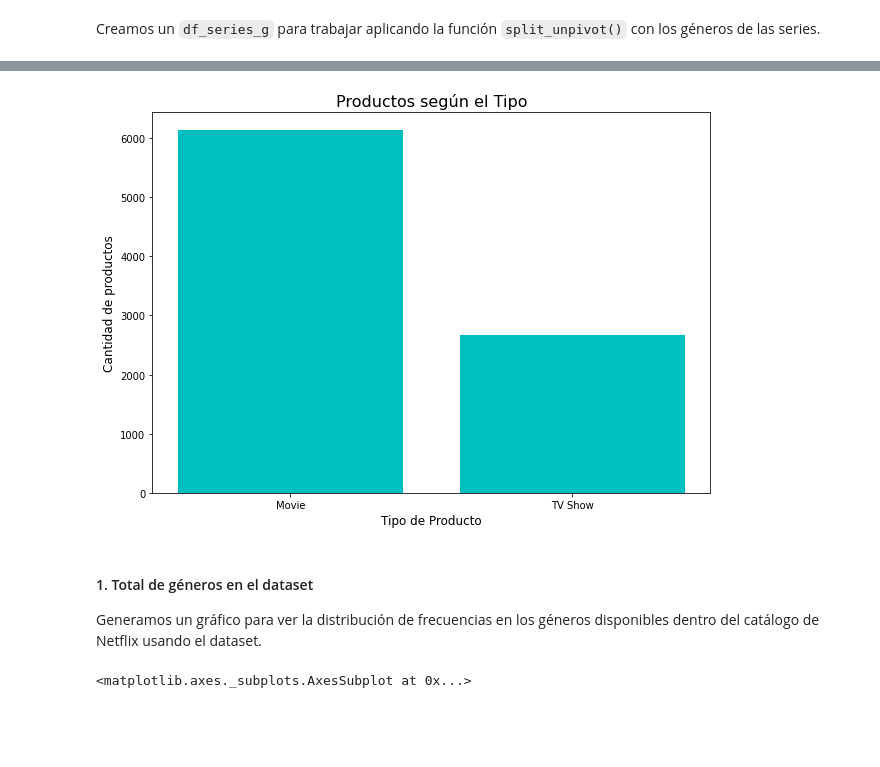
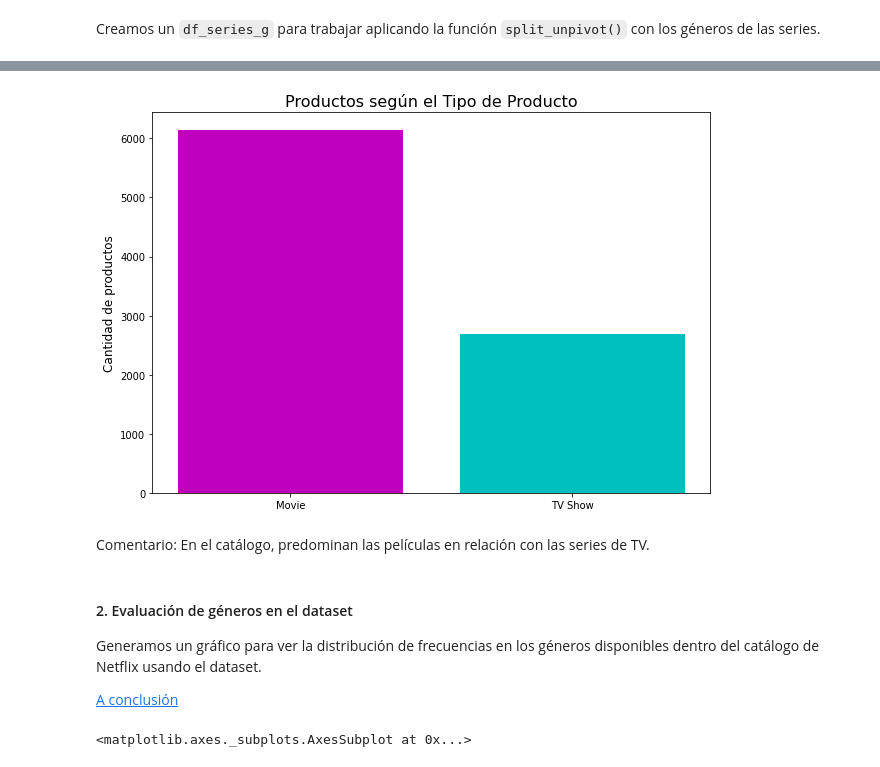
Before and after one commit to ri1965/Toolkits, a Jupyter notebook: Examen_Bimestre_1_Intro_Python__Grupo_2.ipynb, the cells around one changed output, grey strips where cells are left out. Saved outputs shown, nothing was run; the diff lists cells and outputs as text; code cells hidden in the pictures; blank space fills up the shorter version.

```diff
--- a/Examen_Bimestre_1_Intro_Python__Grupo_2.ipynb
+++ b/Examen_Bimestre_1_Intro_Python__Grupo_2.ipynb
@@ -182,0 +309,4 @@ df_raw.head()
+# %%
+df_raw = pd.concat([df_raw,pd.DataFrame(dict([ (k,pd.Series(v)) for k,v in new_dic.items() ]))])
+# %%
+df_raw = df_raw.reset_index(drop=True) # reseteamos los indices para  que se reflejen los nuevos entries
@@ -644,18 +760,21 @@ Name: title, dtype: int64
 # %%
 fig = plt.figure(figsize=(10, 7))
 y = tabla_tipo['title']
 x = tabla_tipo.index
-plt.bar(x, y, color="c")
-plt.title("Productos según el Tipo", size=16)
-plt.xlabel("Tipo de Producto", size=12)
+plt.bar(x, y, color=["m", 'c'])
+plt.title("Productos según el Tipo de Producto", size=16)
 plt.ylabel("Cantidad de productos", size=12)
 plt.show()
 # %% [output]
-[figure, old version]
+[figure, new version]
+# %% [markdown]
+Comentario: En el catálogo, predominan las películas en relación con las series de TV.
 # %% [markdown]
-#### 1. Total de géneros  en el dataset
+#### 2. Evaluación de géneros  en el dataset
 
 Generamos un gráfico para ver la distribución de frecuencias en los géneros disponibles dentro del catálogo de Netflix usando el dataset.
+
+[A conclusión](#scrollTo=q7ppUWSYpA7A)
 # %%
 frec_gen = (df_genero[['listed_in', 'title']].groupby('listed_in').count()).sort_values(['title'],ascending=True)
 frec_gen.plot(kind='bar', title='Frecuencia de generos en el catalogo', ylabel='Cantidad', xlabel='Generos', color="r", figsize=(12, 7))
```
Also changed, not shown: parts of 92 cells of this notebook.
